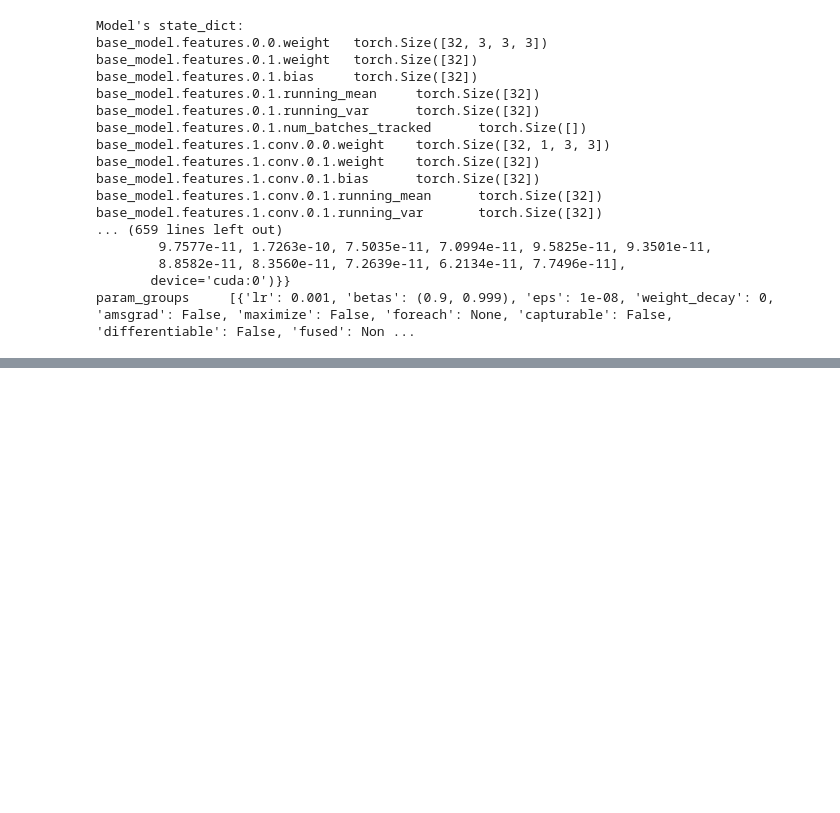
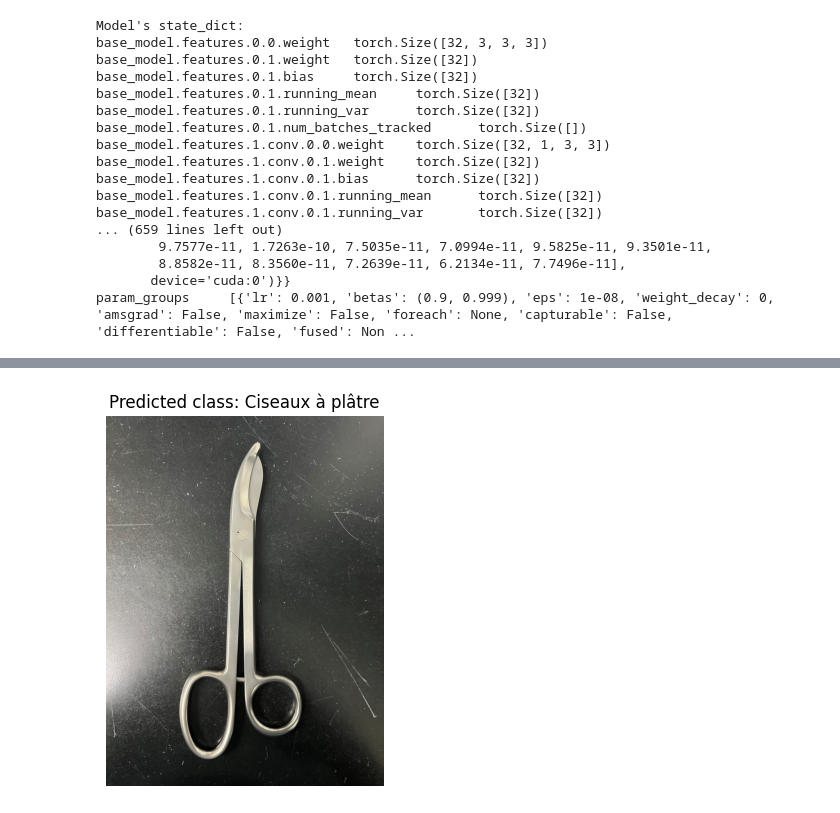
Before and after one commit to PiWebswiss/Genesis, a Jupyter notebook: pytorch-train.ipynb, the cells around one changed output, grey strips where cells are left out. Saved outputs shown, nothing was run; the diff lists cells and outputs as text; code cells hidden in the pictures; blank space fills up the shorter version.

```diff
--- a/pytorch-train.ipynb
+++ b/pytorch-train.ipynb
@@ -593,0 +743,17 @@ AttributeError: Can't get attribute 'SimpleCardClassifer' on <module '__main__'>
+# %%
+def get_name(model, image_path):
+    index = predict(model, image_path)
+    class_name = class_dict[index]
+
+    # show image
+    img = load_image(image_path)
+    plt.imshow(img)
+    plt.axis("off")
+    plt.title(f"Predicted class: {class_name}")
+    plt.show()
+
+
+# Here I'm using the save_model
+get_name(saved_model, img_path)
+# %% [output]
+[figure, added]
```
Also changed, not shown: parts of 32 cells of this notebook, 1 other file.
